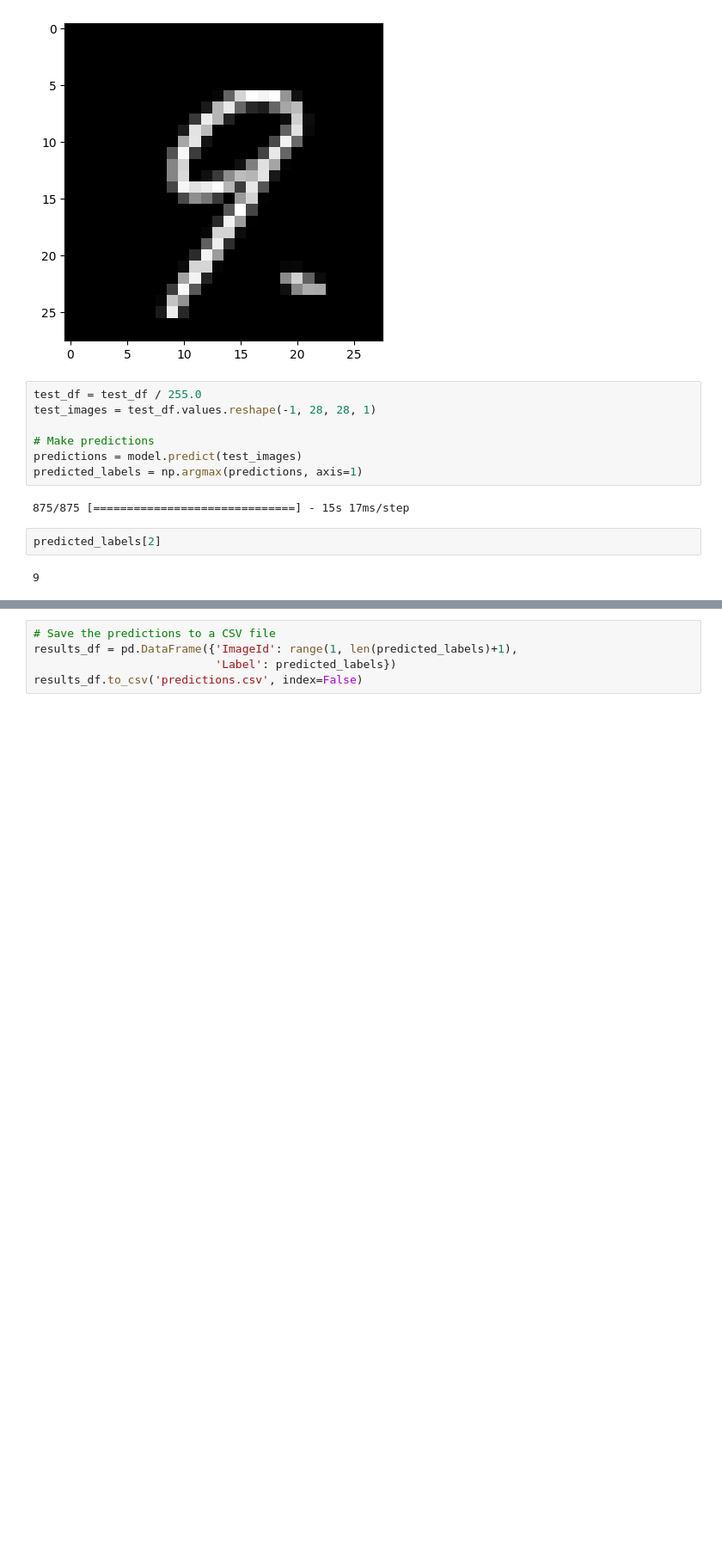
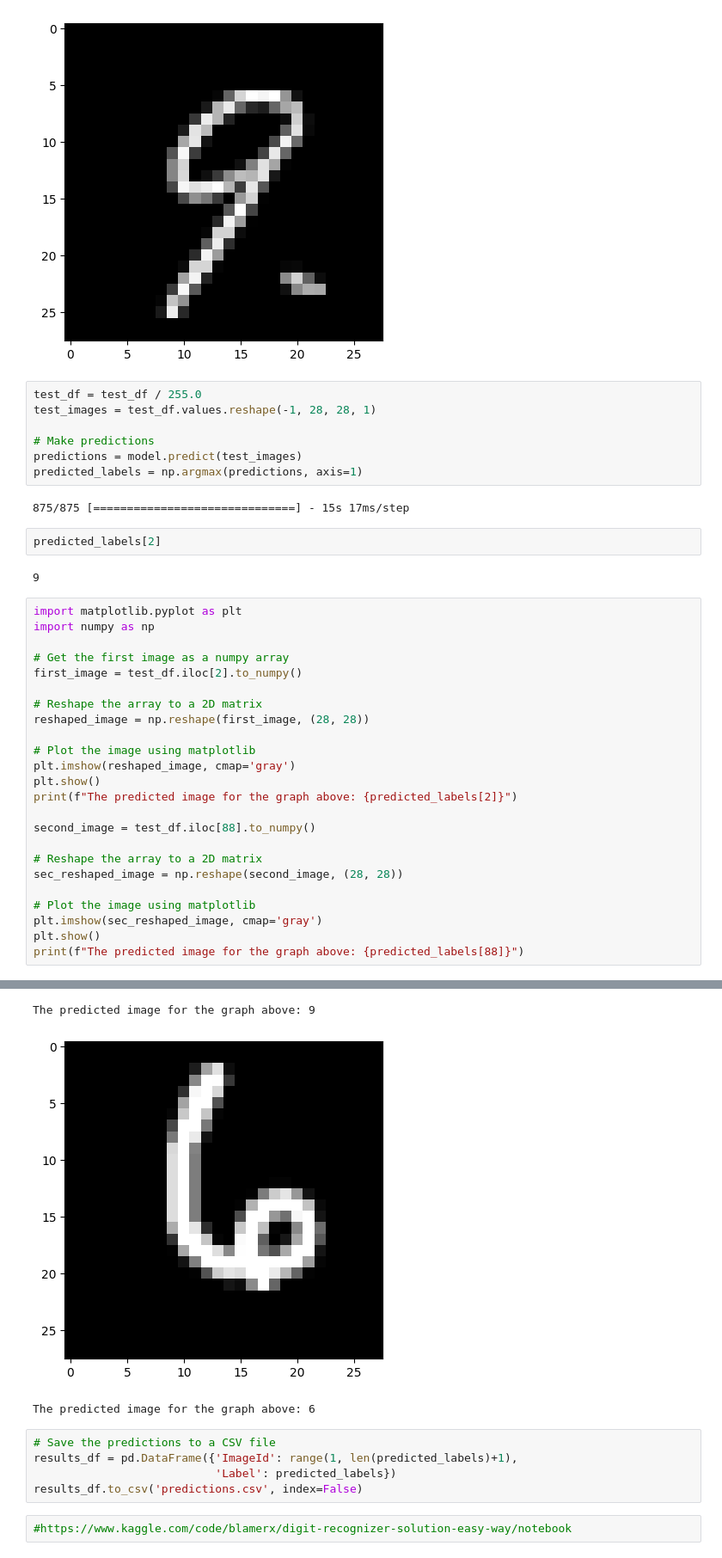
Before and after one commit to krhamby/Digit-Recognition, a Jupyter notebook: Zack.ipynb, the cells around one changed output, grey strips where cells are left out. Shown at 86% size. Cells and saved outputs as stored; diff of their text form; blank space fills up the shorter version.

```diff
--- a/Zack.ipynb
+++ b/Zack.ipynb
@@ -138,3 +138,28 @@ predicted_labels = np.argmax(predictions, axis=1)
 predicted_labels[2]
 # %% [output]
 9
+# %%
+import matplotlib.pyplot as plt
+import numpy as np
+
+# Get the first image as a numpy array
+first_image = test_df.iloc[2].to_numpy()
+
+# Reshape the array to a 2D matrix
+reshaped_image = np.reshape(first_image, (28, 28))
+
+# Plot the image using matplotlib
+plt.imshow(reshaped_image, cmap='gray')
+plt.show()
+print(f"The predicted image for the graph above: {predicted_labels[2]}")
+
+second_image = test_df.iloc[88].to_numpy()
+
+# Reshape the array to a 2D matrix
+sec_reshaped_image = np.reshape(second_image, (28, 28))
+
+# Plot the image using matplotlib
+plt.imshow(sec_reshaped_image, cmap='gray')
+plt.show()
+print(f"The predicted image for the graph above: {predicted_labels[88]}")
+# %% [output]
@@ -141,5 +167,10 @@ predicted_labels[2]
+The predicted image for the graph above: 9
+[figure, added]
+The predicted image for the graph above: 6
 # %%
 # Save the predictions to a CSV file
 results_df = pd.DataFrame({'ImageId': range(1, len(predicted_labels)+1),
                            'Label': predicted_labels})
 results_df.to_csv('predictions.csv', index=False)
+# %%
+#https://www.kaggle.com/code/blamerx/digit-recognizer-solution-easy-way/notebook
```
Also changed, not shown: parts of 1 cell of this notebook.
